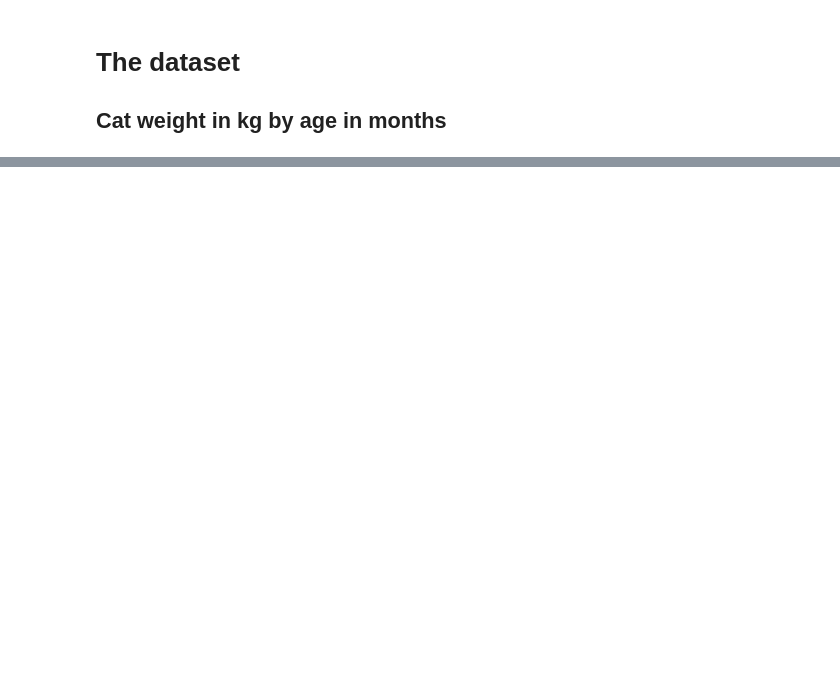
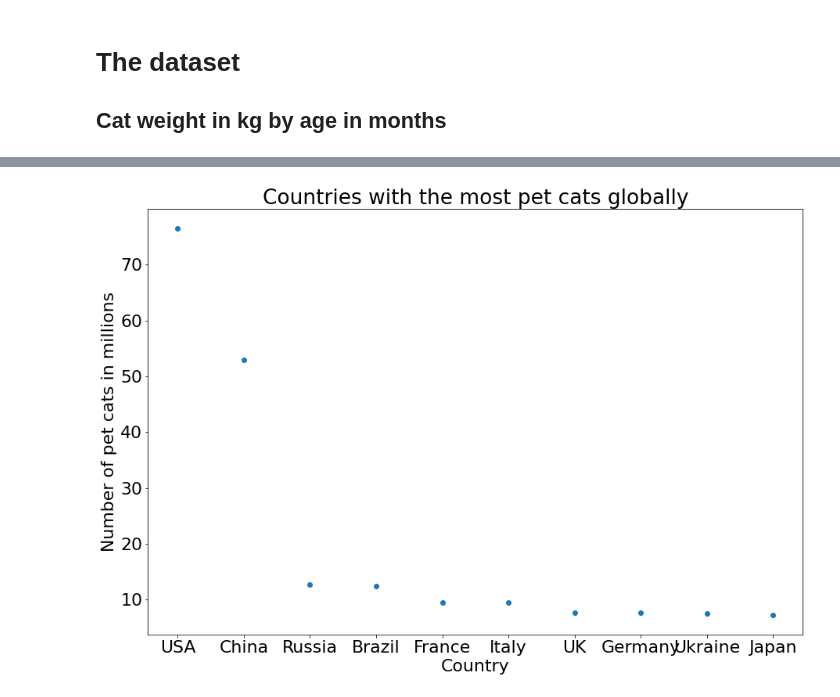
Before and after one commit to Magiduck/matplotlib_workshop, a Jupyter notebook: matplotlib_workshop.ipynb, the cells around one changed output, grey strips where cells are left out. Saved outputs shown, nothing was run; the diff lists cells and outputs as text; code cells hidden in the pictures; blank space fills up the shorter version.

```diff
--- a/matplotlib_workshop.ipynb
+++ b/matplotlib_workshop.ipynb
@@ -51,0 +66,6 @@ plt.show()
+# %%
+# data from https://www.worldatlas.com/articles/countries-with-the-most-pet-cats-globally.html
+countries = ["Japan", "Ukraine", "Germany", "UK", "Italy", "France", "Brazil", "Russia", "China", "USA"]
+number_of_cats_in_millions = [7.25, 7.5, 7.75, 7.75, 9.5, 9.5, 12.5, 12.75, 53, 76.5]
+countries.reverse()
+number_of_cats_in_millions.reverse()
@@ -51,0 +78,10 @@ plt.show()
+# %%
+plt.figure(figsize=(15, 10))
+plt.plot(countries, number_of_cats_in_millions, 'o')
+# plt.bar(countries, number_of_cats_in_millions)
+plt.xlabel('Country')
+plt.ylabel('Number of pet cats in millions')
+plt.title("Countries with the most pet cats globally")
+plt.show()
+# %% [output]
+[figure, added]
```
Also changed, not shown: parts of 15 cells of this notebook.
